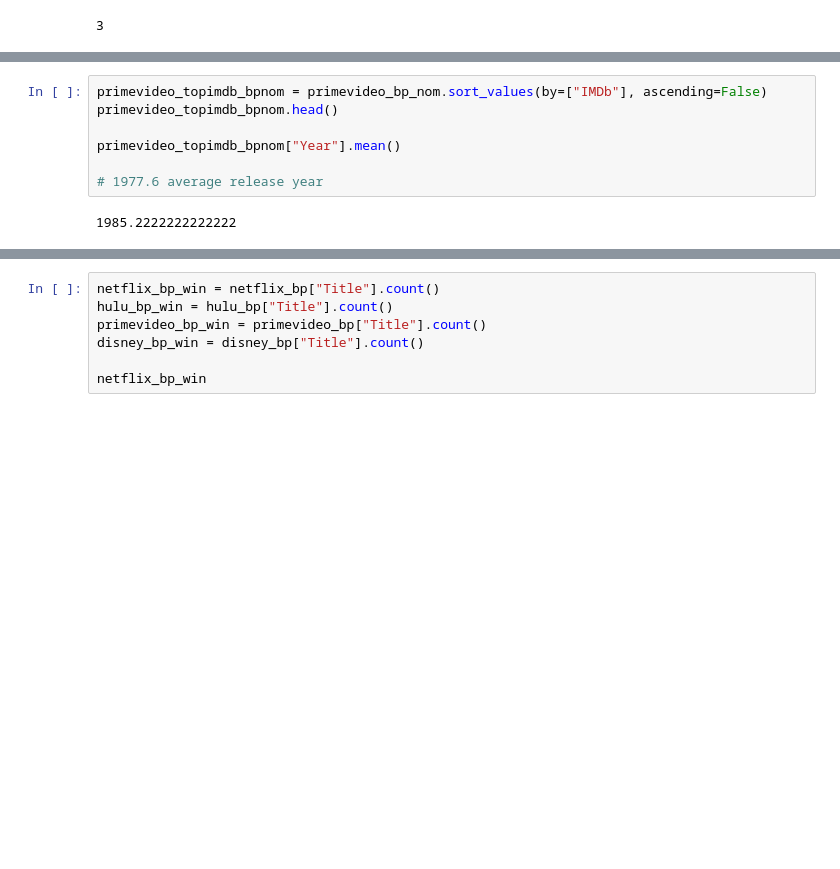
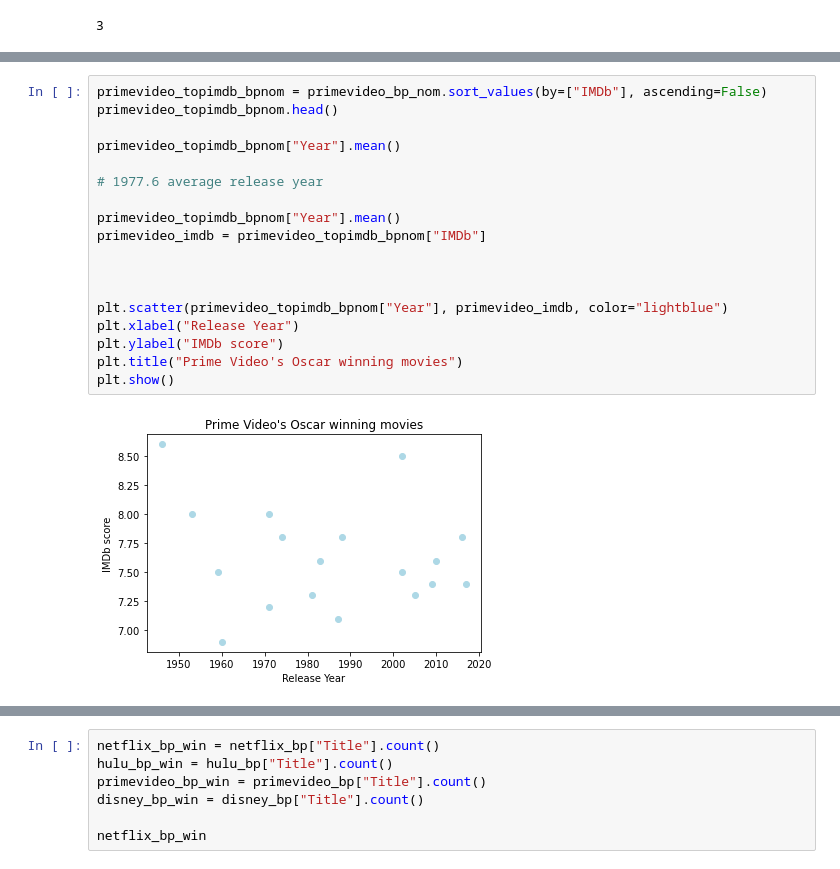
Before and after one commit to jacance/streaming-service-analysis, a Jupyter notebook: pristine_justin_new.ipynb, the cells around one changed output, grey strips where cells are left out. Cells and saved outputs as stored; diff of their text form; blank space fills up the shorter version.

```diff
--- a/pristine_justin_new.ipynb
+++ b/pristine_justin_new.ipynb
@@ -658,12 +685,23 @@ hulu_topimdb_bpnom["Year"].mean()
 # %%
 primevideo_topimdb_bpnom = primevideo_bp_nom.sort_values(by=["IMDb"], ascending=False)
 primevideo_topimdb_bpnom.head()
 
 primevideo_topimdb_bpnom["Year"].mean()
 
 # 1977.6 average release year
+
+primevideo_topimdb_bpnom["Year"].mean()
+primevideo_imdb = primevideo_topimdb_bpnom["IMDb"]
+
+
+
+plt.scatter(primevideo_topimdb_bpnom["Year"], primevideo_imdb, color="lightblue")
+plt.xlabel("Release Year")
+plt.ylabel("IMDb score")
+plt.title("Prime Video's Oscar winning movies")
+plt.show()
 # %% [output]
-1985.2222222222222
+[figure, added]
 # %%
 disney_topimdb_bpnom = disney_bp_nom.sort_values(by=["IMDb"], ascending=False)
 disney_topimdb_bpnom.head()
```
Also changed, not shown: parts of 8 cells of this notebook.
